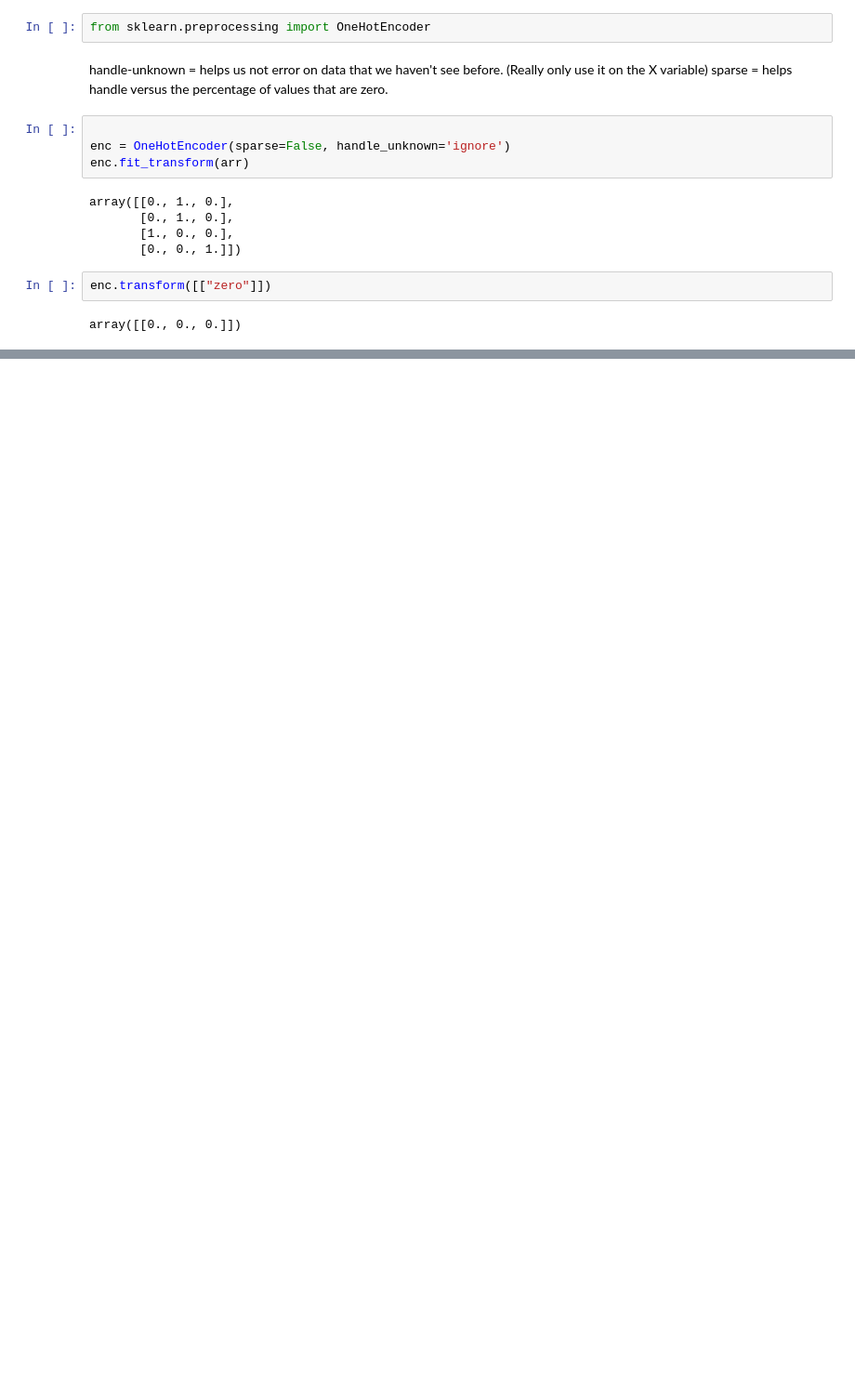
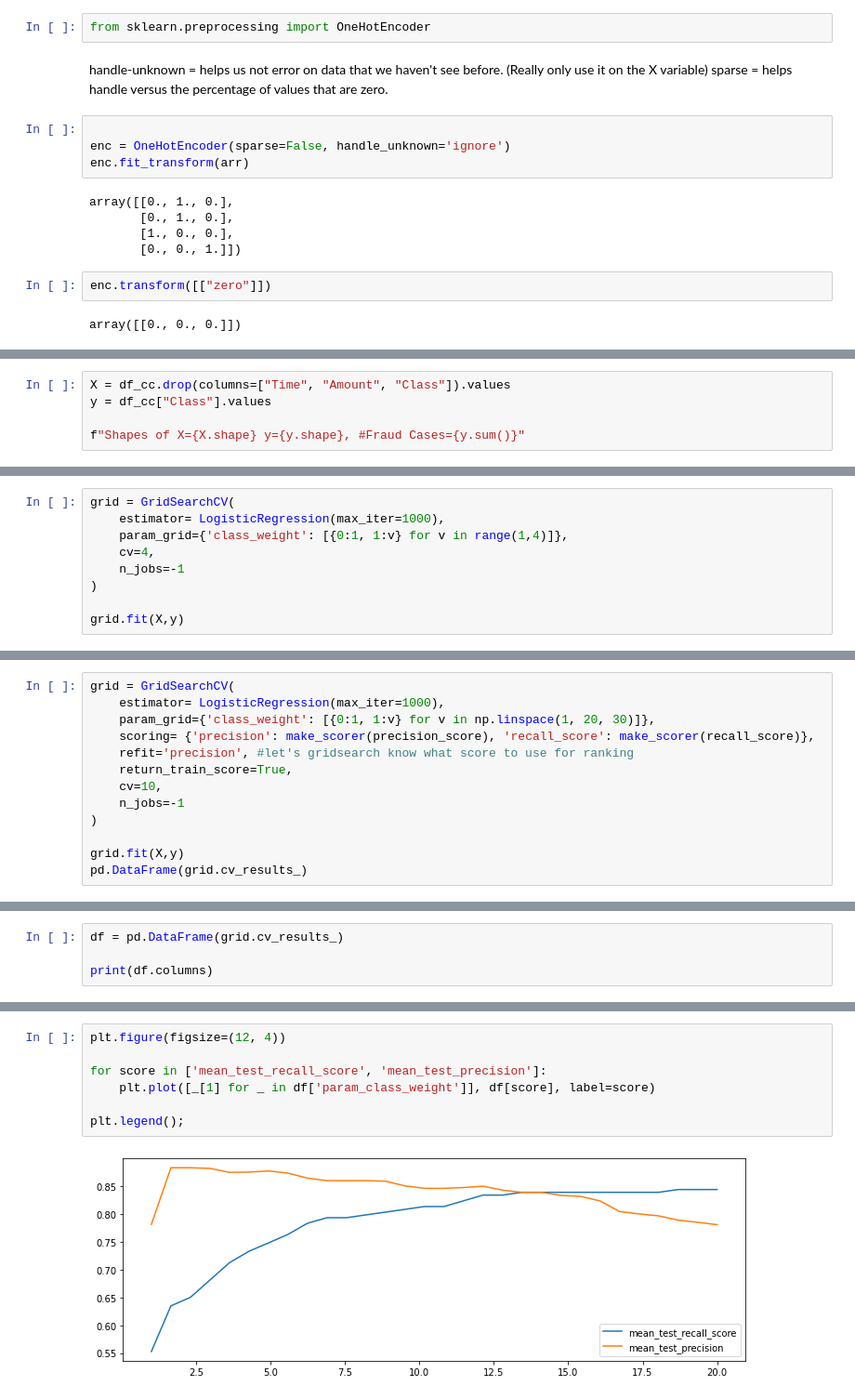
Before and after one commit to Odellc/scikit_learn, a Jupyter notebook: scikit_learn.ipynb, the cells around one changed output, grey strips where cells are left out. Shown at 93% size. Cells and saved outputs as stored; diff of their text form; blank space fills up the shorter version.

```diff
--- a/scikit_learn.ipynb
+++ b/scikit_learn.ipynb
@@ -172,0 +184,5 @@ array([[0., 0., 0.]])
+# %%
+X = df_cc.drop(columns=["Time", "Amount", "Class"]).values
+y = df_cc["Class"].values
+
+f"Shapes of X={X.shape} y={y.shape}, #Fraud Cases={y.sum()}"
@@ -172,0 +232,9 @@ array([[0., 0., 0.]])
+# %%
+grid = GridSearchCV(
+    estimator= LogisticRegression(max_iter=1000),
+    param_grid={'class_weight': [{0:1, 1:v} for v in range(1,4)]},
+    cv=4,
+    n_jobs=-1
+)
+
+grid.fit(X,y)
@@ -172,0 +266,13 @@ array([[0., 0., 0.]])
+# %%
+grid = GridSearchCV(
+    estimator= LogisticRegression(max_iter=1000),
+    param_grid={'class_weight': [{0:1, 1:v} for v in np.linspace(1, 20, 30)]},
+    scoring= {'precision': make_scorer(precision_score), 'recall_score': make_scorer(recall_score)},
+    refit='precision', #let's gridsearch know what score to use for ranking
+    return_train_score=True,
+    cv=10,
+    n_jobs=-1
+)
+
+grid.fit(X,y)
+pd.DataFrame(grid.cv_results_)
@@ -172,0 +298,4 @@ array([[0., 0., 0.]])
+# %%
+df = pd.DataFrame(grid.cv_results_)
+
+print(df.columns)
@@ -172,0 +320,9 @@ array([[0., 0., 0.]])
+# %%
+plt.figure(figsize=(12, 4))
+
+for score in ['mean_test_recall_score', 'mean_test_precision']:
+    plt.plot([_[1] for _ in df['param_class_weight']], df[score], label=score)
+
+plt.legend();
+# %% [output]
+[figure, added]
```
Also changed, not shown: parts of 11 cells of this notebook.
